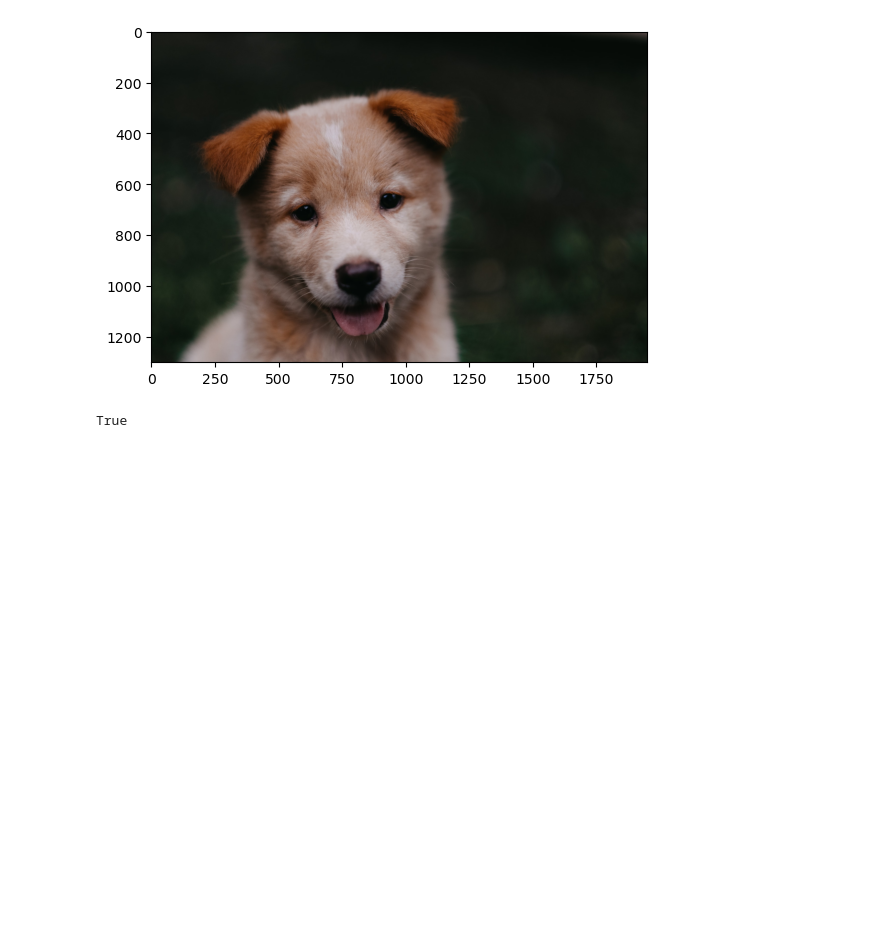
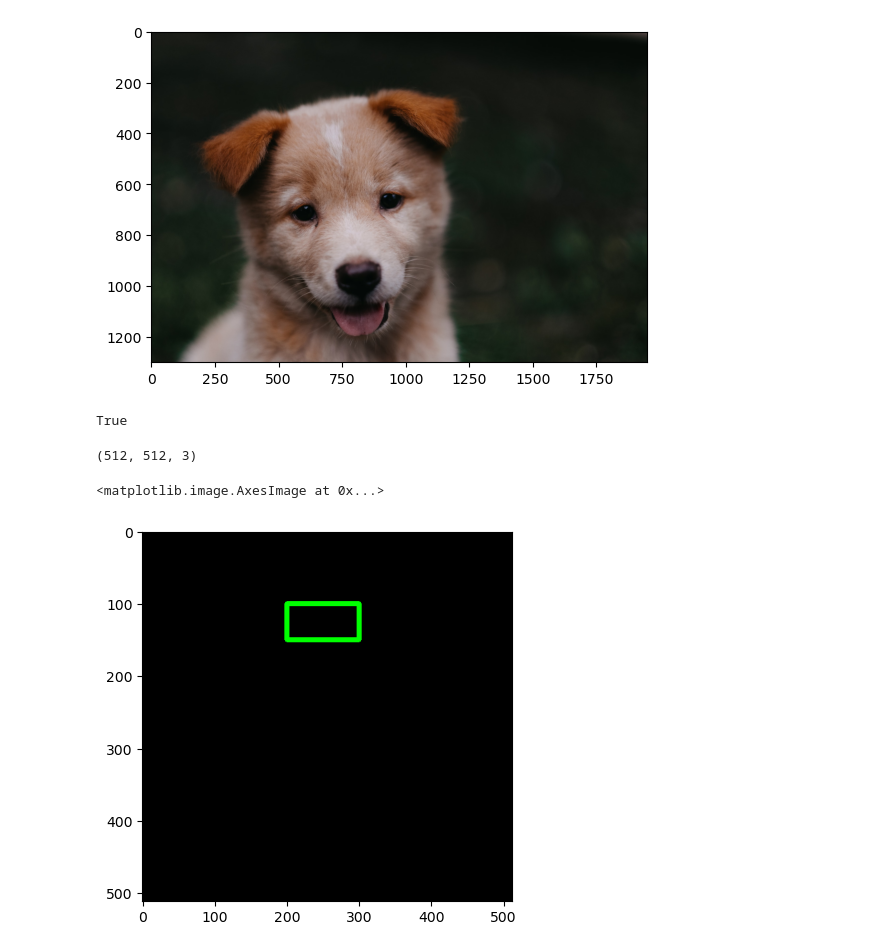
Before and after one commit to mitzu-93/open-cv, a Jupyter notebook: open-cv-basics.ipynb, the cells around one changed output. Drawn from its saved outputs; the diff is of its cells as text; code cells hidden in the pictures; blank space fills up the shorter version.

```diff
--- a/open-cv-basics.ipynb
+++ b/open-cv-basics.ipynb
@@ -80,0 +86,13 @@ True
+# %%
+blank_img = np.zeros(shape=(512,512,3), dtype=np.int16)
+# %%
+blank_img.shape
+# %% [output]
+(512, 512, 3)
+# %%
+cv2.rectangle(blank_img, pt1=(200, 100), pt2=(300, 150), color=(0, 255, 0), thickness=5)
+#pt1=top l pt2= bottom r
+plt.imshow(blank_img)
+# %% [output]
+<matplotlib.image.AxesImage at 0x...>
+[figure, added]
```
Also changed, not shown: parts of 12 cells of this notebook.
